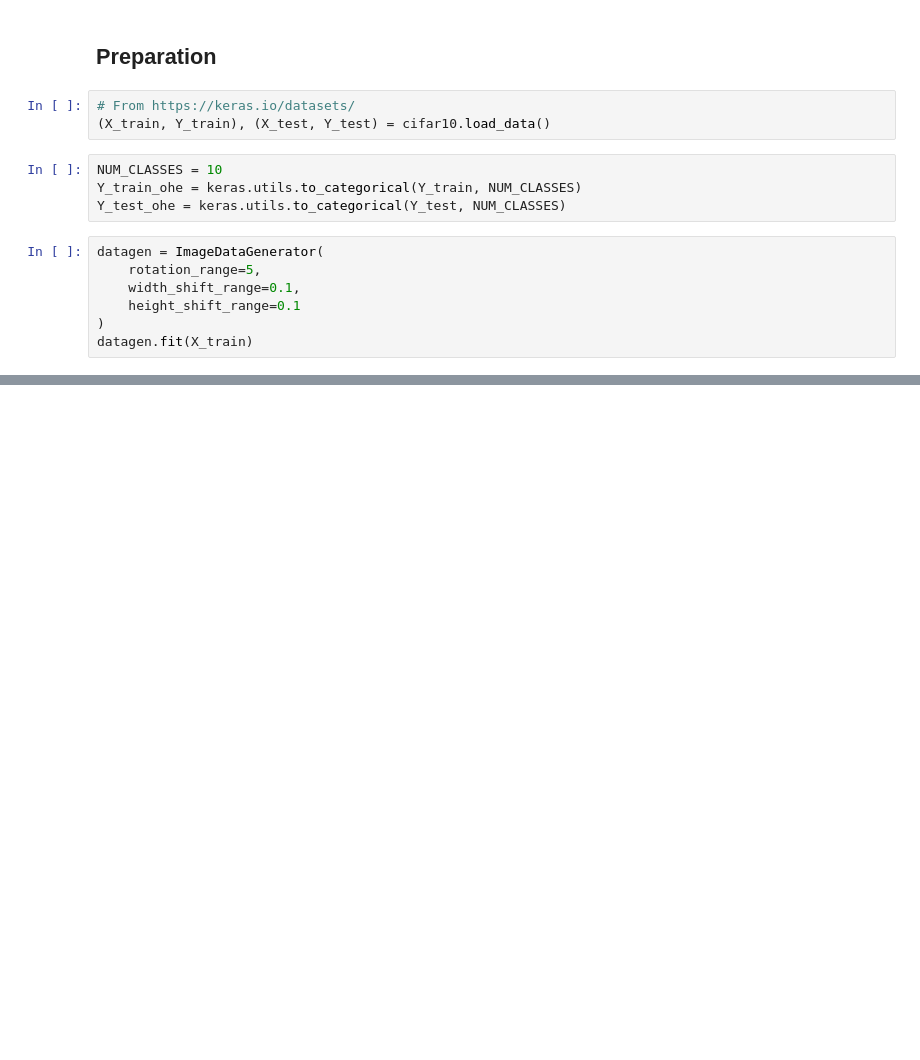
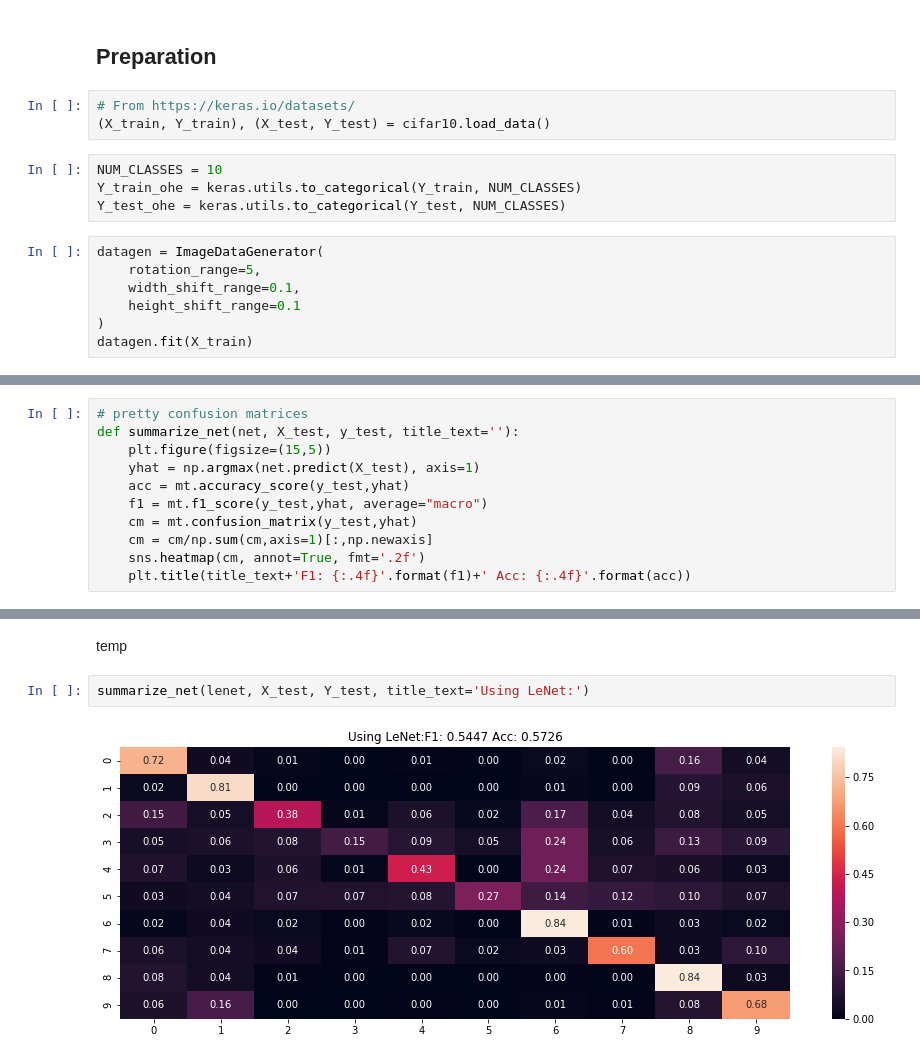
Before and after one commit to Nchaos/CNNs, a Jupyter notebook: notebooks/Lab6_NC_CNNs.ipynb, the cells around one changed output, grey strips where cells are left out. Cells and saved outputs as stored; diff of their text form; blank space fills up the shorter version.

```diff
--- a/notebooks/Lab6_NC_CNNs.ipynb
+++ b/notebooks/Lab6_NC_CNNs.ipynb
@@ -104,0 +163,11 @@ datagen.fit(X_train)
+# %%
+# pretty confusion matrices
+def summarize_net(net, X_test, y_test, title_text=''):
+    plt.figure(figsize=(15,5))
+    yhat = np.argmax(net.predict(X_test), axis=1)
+    acc = mt.accuracy_score(y_test,yhat)
+    f1 = mt.f1_score(y_test,yhat, average="macro")
+    cm = mt.confusion_matrix(y_test,yhat)
+    cm = cm/np.sum(cm,axis=1)[:,np.newaxis]
+    sns.heatmap(cm, annot=True, fmt='.2f')
+    plt.title(title_text+'F1: {:.4f}'.format(f1)+' Acc: {:.4f}'.format(acc))
@@ -104,0 +249,6 @@ datagen.fit(X_train)
+# %% [markdown]
+temp
+# %%
+summarize_net(lenet, X_test, Y_test, title_text='Using LeNet:')
+# %% [output]
+[figure, added]
```
Also changed, not shown: parts of 26 cells of this notebook.
